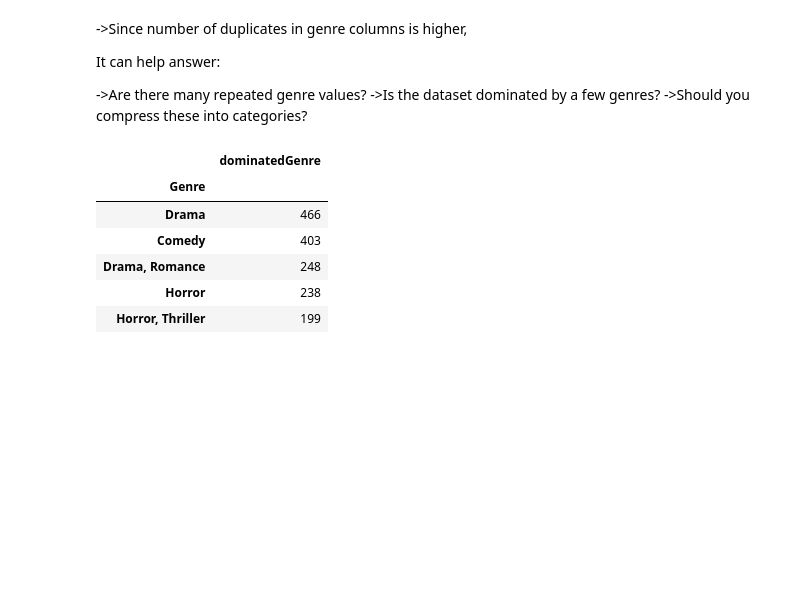
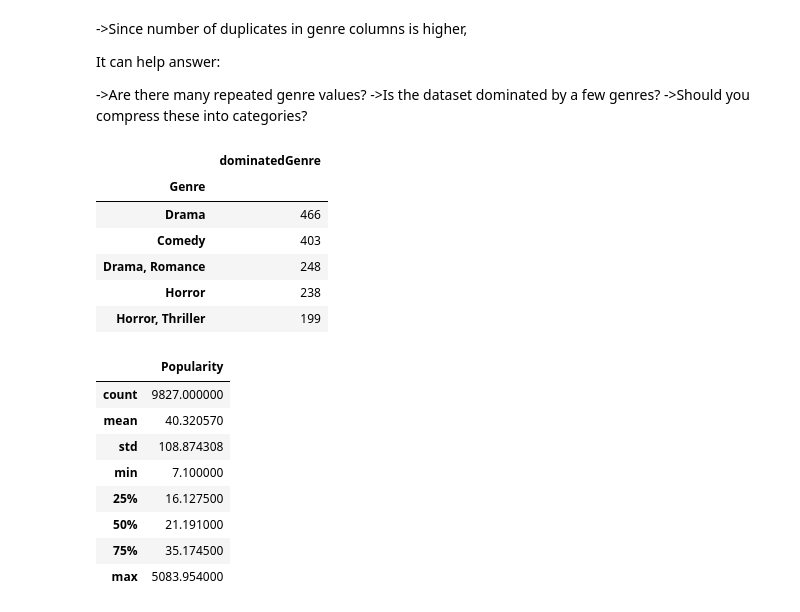
Before and after one commit to rehaan052/Movies_Analytics, a Jupyter notebook: src/movie.ipynb, the cells around one changed output. Cells and saved outputs as stored; diff of their text form; code cells hidden in the pictures; blank space fills up the shorter version.

```diff
--- a/src/movie.ipynb
+++ b/src/movie.ipynb
@@ -125,3 +125,15 @@ dom_gen.head()
 | Drama, Romance | 248 |
 | Horror | 238 |
 | Horror, Thriller | 199 |
+# %%
+df.describe()
+# %% [output]
+|  | Popularity |
+| count | 9827.000000 |
+| mean | 40.320570 |
+| std | 108.874308 |
+| min | 7.100000 |
+| 25% | 16.127500 |
+| 50% | 21.191000 |
+| 75% | 35.174500 |
+| max | 5083.954000 |
```
Also changed, not shown: parts of 16 cells of this notebook, 1 other file.
